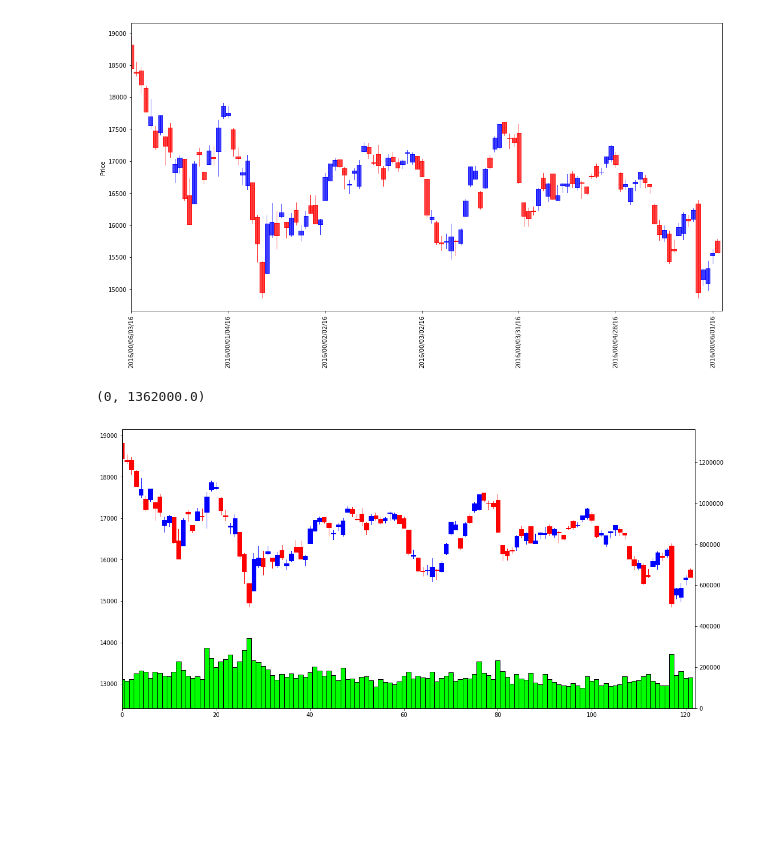
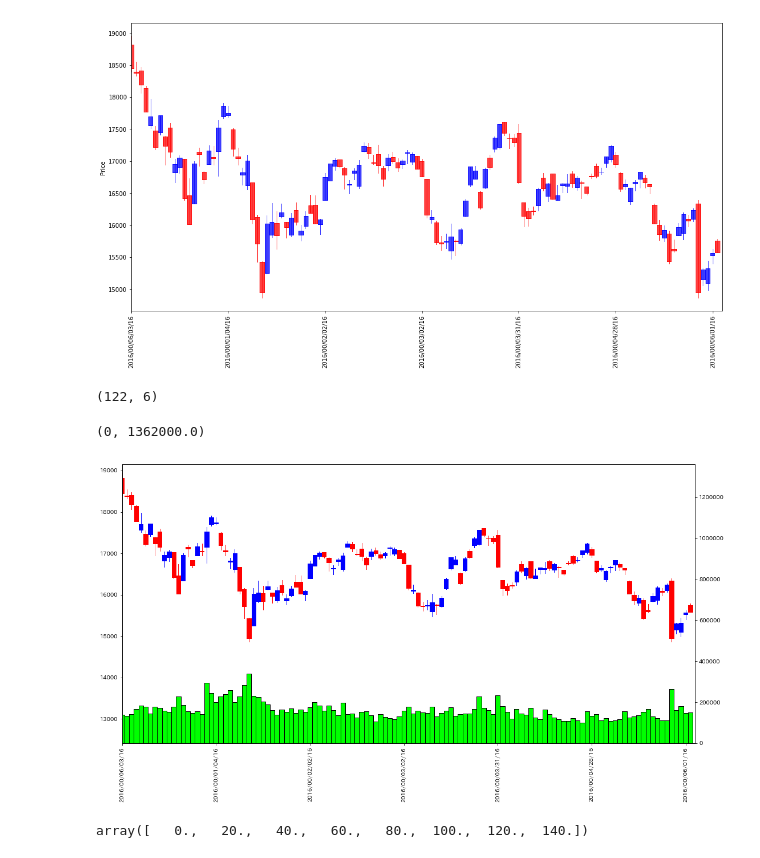
Before and after one commit to matio/bitmexdb, a Jupyter notebook: 2_値動き検討/日経チャート描画テスト.ipynb, the cells around one changed output. Saved outputs shown, nothing was run; the diff lists cells and outputs as text; code cells hidden in the pictures; blank space fills up the shorter version.

```diff
--- a/2_値動き検討/日経チャート描画テスト.ipynb
+++ b/2_値動き検討/日経チャート描画テスト.ipynb
@@ -46,28 +46,36 @@ ax.set_ylabel("Price")
 # %% [output]
 Text(0,0.5,'Price')
 [figure]
+# %%
+df.shape
+# %% [output]
+(122, 6)
 # %%
 # ローソク足をプロット
 fig = plt.figure(figsize=(18, 9))
 ax = plt.subplot(1, 1, 1)
 candlestick2_ohlc(ax, df["Open"], df["High"], df["Low"], df["Adj Close"], width=0.9, colorup="#0000ff", colordown="#ff0000", alpha=1.0)
-#ax.set_xticklabels([(df.index[int(x)].strftime("%Y/%M/%D") if x < df.shape[0] else x) for x in ax.get_xticks()], rotation=90)
+ax.set_xticklabels([(df.index[int(x)].strftime("%Y/%M/%D") if x < df.shape[0] else x) for x in ax.get_xticks()], rotation=90)
 ax.set_xlim([0, df.shape[0]]) # 横軸の範囲はデータの個数(df.shape[0]個)までに変更しておく
 #ax.set_ylabel("Price")
 
 # ローソク足を上側50%に収める
 bottom, top = ax.get_ylim()
 ax.set_ylim(bottom - (top - bottom) / 2, top)
 
 
 # 出来高のチャートをプロット
 ax2 = ax.twinx()
 volume_overlay(ax2, df["Open"], df["Adj Close"], df["Volume"], width=1, colorup="#00ff00", colordown="#00ff00", alpha=1.0)
 ax2.set_xlim([0, df.shape[0]])
 
 # 出来高チャートは下側25%に収める
 ax2.set_ylim([0, df["Volume"].max() * 4])
 #ax2.set_ylabel("Volume")
 # %% [output]
 (0, 1362000.0)
-[figure, old version]
+[figure, new version]
+# %%
+ax.get_xticks()
+# %% [output]
+array([   0.,   20.,   40.,   60.,   80.,  100.,  120.,  140.])
```
Also changed, not shown: 2 other files.
